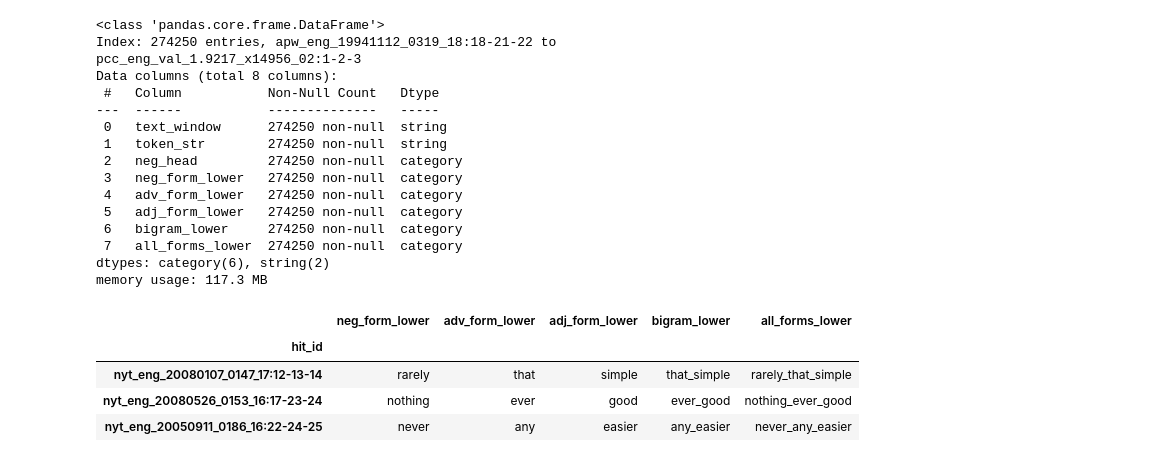
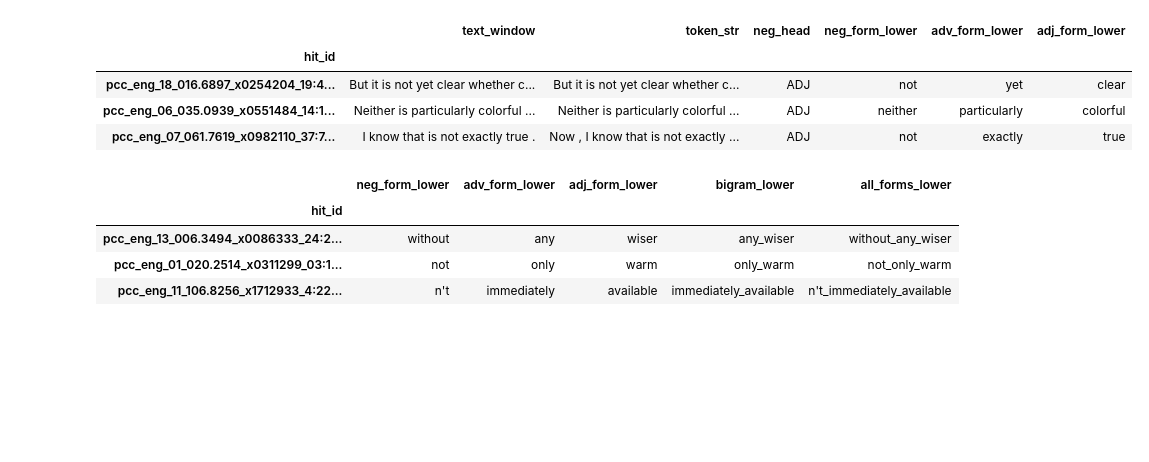
Before and after one commit to AndreaTheLinguist/sanpi, a Jupyter notebook: notebooks/top_NEGadv_bigram-polarity.ipynb, the cells around one changed output. Saved outputs shown, nothing was run; the diff lists cells and outputs as text; code cells hidden in the pictures; blank space fills up the shorter version.

```diff
--- a/notebooks/top_NEGadv_bigram-polarity.ipynb
+++ b/notebooks/top_NEGadv_bigram-polarity.ipynb
@@ -21,3 +32,0 @@ pd.set_option("display.max_colwidth", 80)
-# %%
-adv_am = pd.read_csv(TOP_AM_DIR / f'Top{K}_NEG-ADV_combined.35f-7c_{DATE}.csv').set_index('adv')
-adv_am
@@ -89,7 +69,4 @@ array([['sure', 'exactly_sure'],
 # %%
 if not NEG_HITS_PATH.is_file():
     NEG_HITS_PATH = POST_PROC_DIR.joinpath('NEGmirror/trigger-bigrams_thr0-001p.35f.pkl.gz')
-neg_hits_table = pd.read_pickle(NEG_HITS_PATH)
-
-neg_hits_table = neg_hits_table.filter(regex=r'^[nab].*lower|text|str|head').drop_duplicates(['text_window', 'bigram_lower', 'neg_form_lower'])
-neg_hits_table.sample(3).T
+neg_hits_table = pd.read_pickle(NEG_HITS_PATH).filter(regex=r'^[nab].*lower|text|str|head')
@@ -114,23 +73,15 @@ memory usage: 375.9 MB
 # %%
+neg_hits_table = neg_hits_table.drop_duplicates(['text_window', 'bigram_lower', 'neg_form_lower'])
 word_cols = neg_hits_table.filter(regex=r'head|lower').columns
 neg_hits_table[word_cols] = neg_hits_table[word_cols].astype('category')
 neg_hits_table = neg_hits_table.loc[neg_hits_table.adv_form_lower.isin(adv_am.index), :]
+neg_hits_table.sample(3).iloc[:,:6]
 # %% [output]
-<class 'pandas.core.frame.DataFrame'>
-Index: 274250 entries, apw_eng_19941112_0319_18:18-21-22 to pcc_eng_val_1.9217_x14956_02:1-2-3
-Data columns (total 8 columns):
- #   Column           Non-Null Count   Dtype
----  ------           --------------   -----
- 0   text_window      274250 non-null  string
- 1   token_str        274250 non-null  string
- 2   neg_head         274250 non-null  category
- 3   neg_form_lower   274250 non-null  category
- 4   adv_form_lower   274250 non-null  category
- 5   adj_form_lower   274250 non-null  category
- 6   bigram_lower     274250 non-null  category
- 7   all_forms_lower  274250 non-null  category
-dtypes: category(6), string(2)
-memory usage: 117.3 MB
+|  | text_window | token_str | neg_head | neg_form_lower | adv_form_lower | adj_form_lower |
+| hit_id |  |  |  |  |  |  |
+| pcc_eng_18_016.6897_x0254204_19:4... | But it is not yet clear whether c... | But it is not yet clear whether c... | ADJ | not | yet | clear |
+| pcc_eng_06_035.0939_x0551484_14:1... | Neither is particularly colorful ... | Neither is particularly colorful ... | ADJ | neither | particularly | colorful |
+| pcc_eng_07_061.7619_x0982110_37:7... | I know that is not exactly true . | Now , I know that is not exactly ... | ADJ | not | exactly | true |
 # %%
 # sourcery skip: use-fstring-for-concatenation
 if 'all_forms_lower' not in neg_hits_table.columns:
@@ -139,11 +90,10 @@ if 'all_forms_lower' not in neg_hits_table.columns:
         + '_'
         + neg_hits_table.bigram_lower.astype('string')
         ).astype('category')
+neg_hits_table.sample(3).filter(like='lower')
+# %% [output]
+|  | neg_form_lower | adv_form_lower | adj_form_lower | bigram_lower | all_forms_lower |
+| hit_id |  |  |  |  |  |
+| pcc_eng_13_006.3494_x0086333_24:2... | without | any | wiser | any_wiser | without_any_wiser |
+| pcc_eng_01_020.2514_x0311299_03:1... | not | only | warm | only_warm | not_only_warm |
+| pcc_eng_11_106.8256_x1712933_4:22... | n't | immediately | available | immediately_available | n't_immediately_available |
-# %%
-neg_hits_table.sample(3).filter(like='lower')
-# %% [output]
-|  | neg_form_lower | adv_form_lower | adj_form_lower | bigram_lower | all_forms_lower |
-| hit_id |  |  |  |  |  |
-| nyt_eng_20080107_0147_17:12-13-14 | rarely | that | simple | that_simple | rarely_that_simple |
-| nyt_eng_20080526_0153_16:17-23-24 | nothing | ever | good | ever_good | nothing_ever_good |
-| nyt_eng_20050911_0186_16:22-24-25 | never | any | easier | any_easier | never_any_easier |
```
Also changed, not shown: parts of 15 cells of this notebook, 4 other files.
